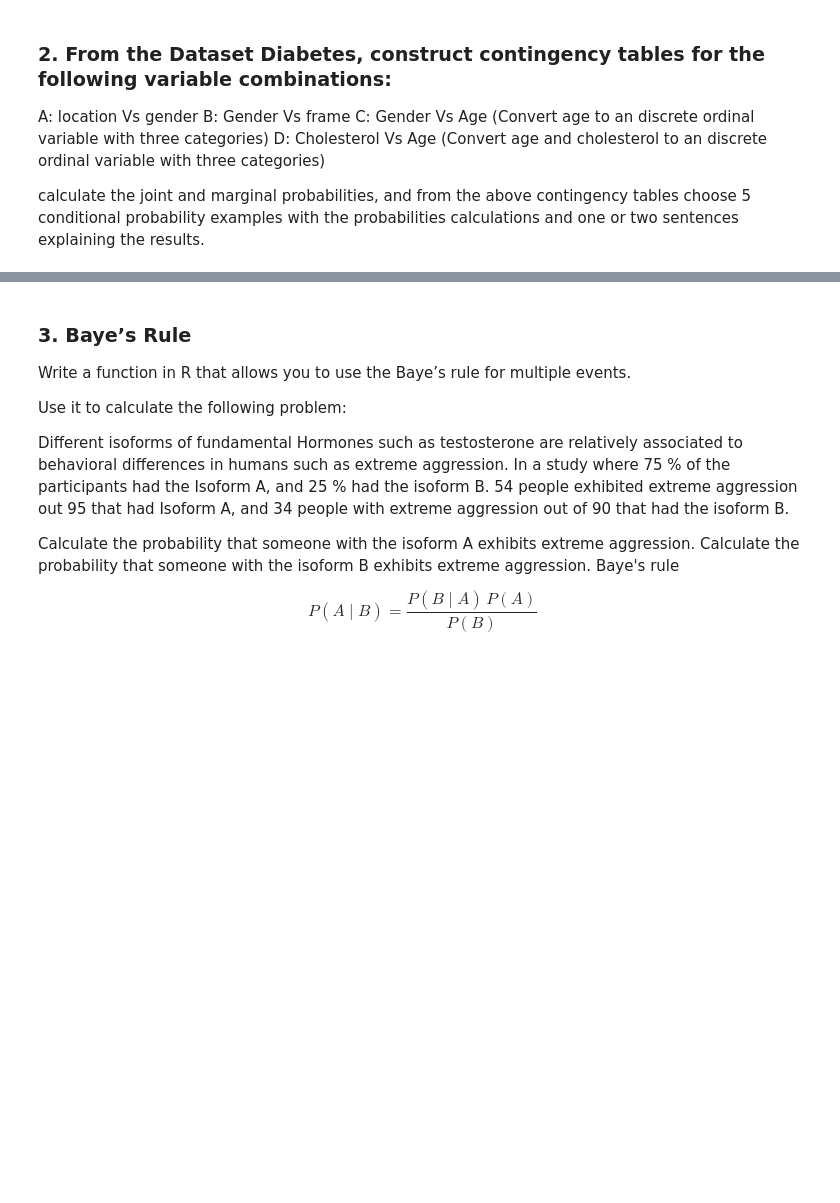
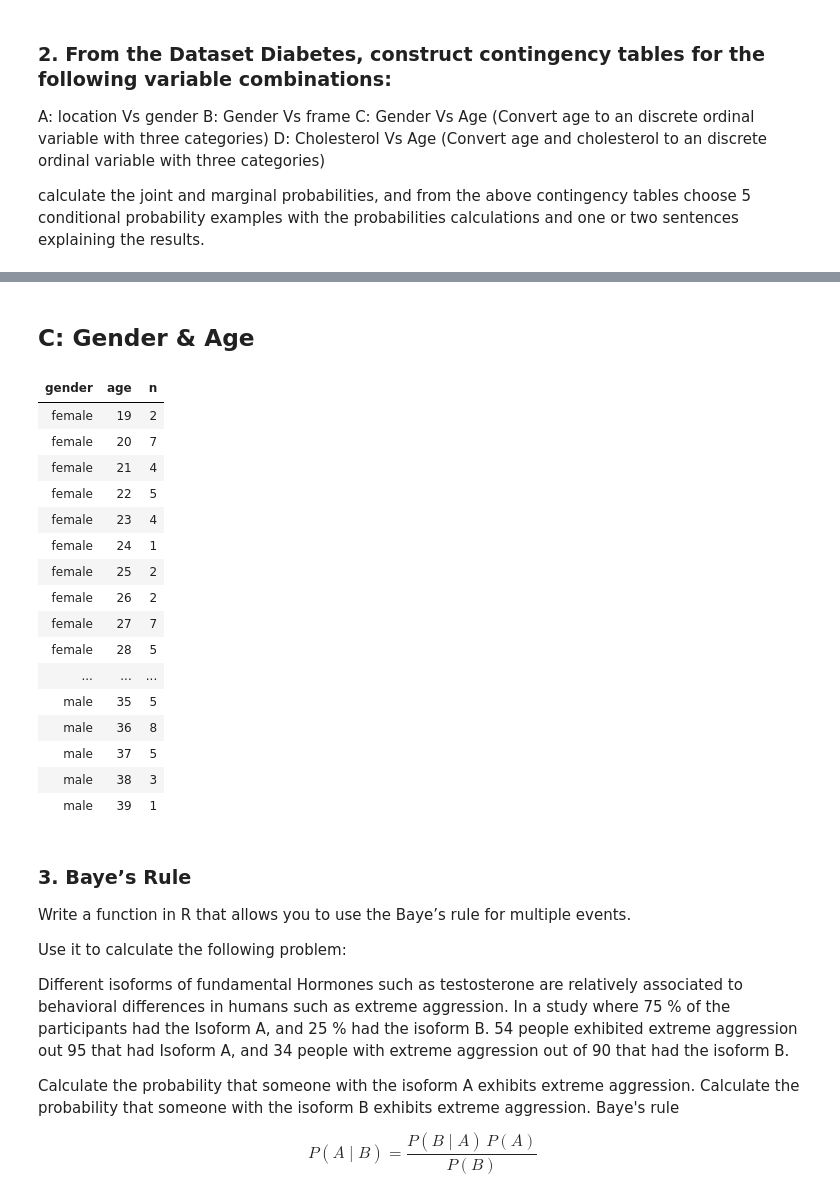
Before and after one commit to RichardOlpin/Stats_Prob, a Jupyter notebook: Module/Week3/Homework 2..ipynb, the cells around one changed output, grey strips where cells are left out. Saved outputs shown, nothing was run; the diff lists cells and outputs as text; code cells hidden in the pictures; blank space fills up the shorter version.

```diff
--- a/Module/Week3/Homework 2..ipynb
+++ b/Module/Week3/Homework 2..ipynb
@@ -15,0 +97,6 @@ calculate the joint and marginal probabilities, and from the above contingency t
+# %%
+diabetes.sex.location.df <-
+  diabetes %>%
+  group_by(gender, location) %>%
+  summarize(n = n())
+#diabetes.sex.location.df
@@ -15,0 +118,10 @@ calculate the joint and marginal probabilities, and from the above contingency t
+# %%
+diabetes.sex.location.prop.df <-
+  diabetes.sex.location.df %>%
+  ungroup() %>%
+  mutate(prop = n / sum(n))
+
+diabetes.sex.location.prop.df %>%
+  dcast(gender ~ location, value.var = "prop") %>%
+  kable(align = "l", format = "markdown",
+        table.attr = 'class="table table-striped table-hover"')
@@ -15,0 +173,9 @@ calculate the joint and marginal probabilities, and from the above contingency t
+# %%
+diabetes.sex.frame.df <-
+    diabetes %>%
+    group_by(gender, frame) %>%
+    summarize(n=n())
+diabetes.sex.frame.df %>%
+    dcast(gender~frame) %>%
+    kable(align = "l", format = "markdown",
+        table.attr='class="table table-striped table-hover"')
@@ -15,0 +190,10 @@ calculate the joint and marginal probabilities, and from the above contingency t
+# %%
+diabetes.sex.frame.prop.df <-
+  diabetes.sex.frame.df %>%
+  ungroup() %>%
+  mutate(prop = n / sum(n))
+
+diabetes.sex.frame.prop.df %>%
+  dcast(gender ~ frame, value.var = "prop") %>%
+  kable(align = "l", format = "markdown",
+        table.attr = 'class="table table-striped table-hover"')
@@ -16,3 +237,30 @@ calculate the joint and marginal probabilities, and from the above contingency t
+# %% [markdown]
+## C: Gender & Age
+# %%
+diabetes.sex.age.df <-
+    diabetes %>%
+    group_by(gender, age) %>%
+    filter(age <40) %>%
+    summarize(n=n())
+diabetes.sex.age.df
+# %% [output]
+| gender | age | n |
+| female | 19 | 2 |
+| female | 20 | 7 |
+| female | 21 | 4 |
+| female | 22 | 5 |
+| female | 23 | 4 |
+| female | 24 | 1 |
+| female | 25 | 2 |
+| female | 26 | 2 |
+| female | 27 | 7 |
+| female | 28 | 5 |
+| ... | ... | ... |
+| male | 35 | 5 |
+| male | 36 | 8 |
+| male | 37 | 5 |
+| male | 38 | 3 |
+| male | 39 | 1 |
 # %% [markdown]
 ### 3. Baye’s Rule
 
```
Also changed, not shown: parts of 23 cells of this notebook, 2 other files.
